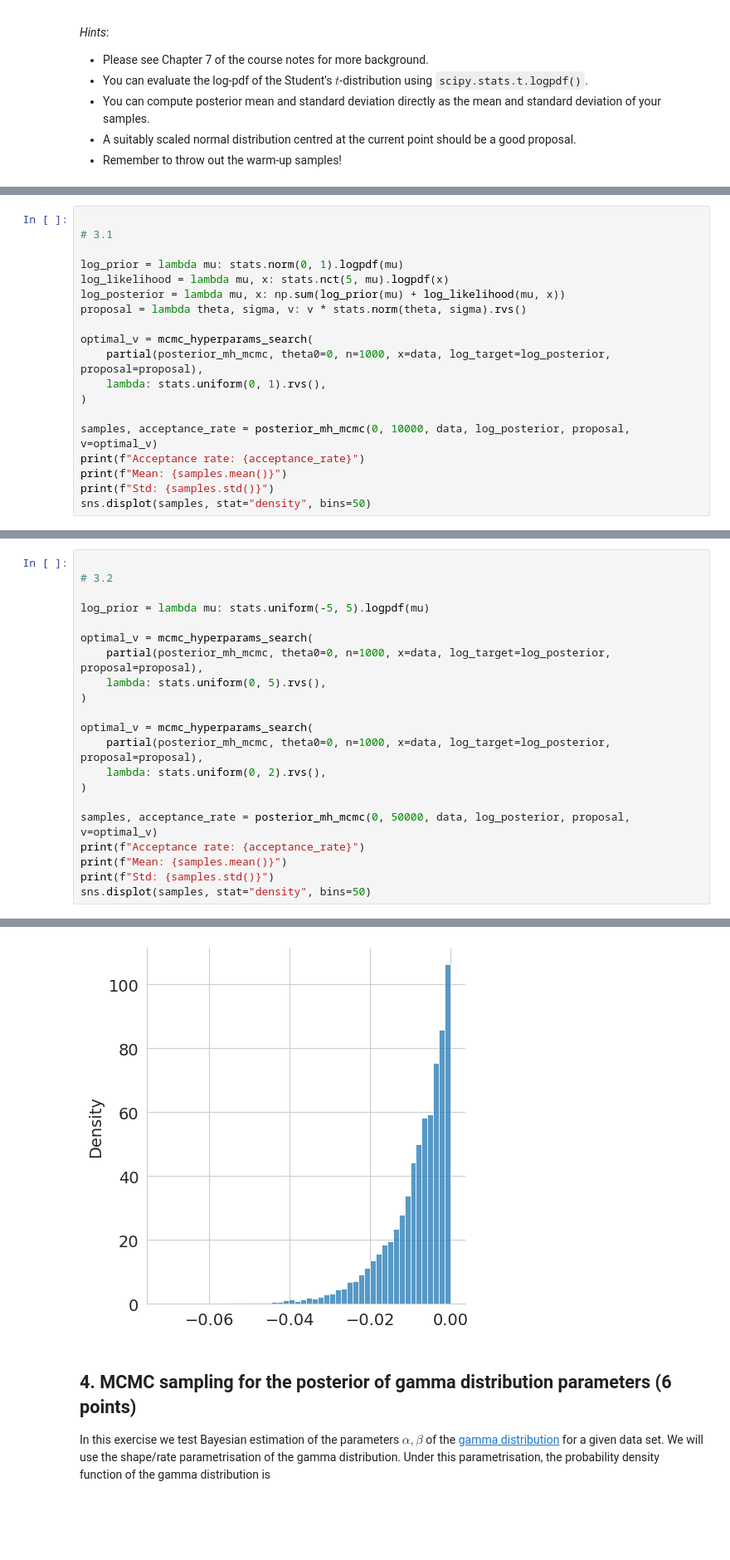
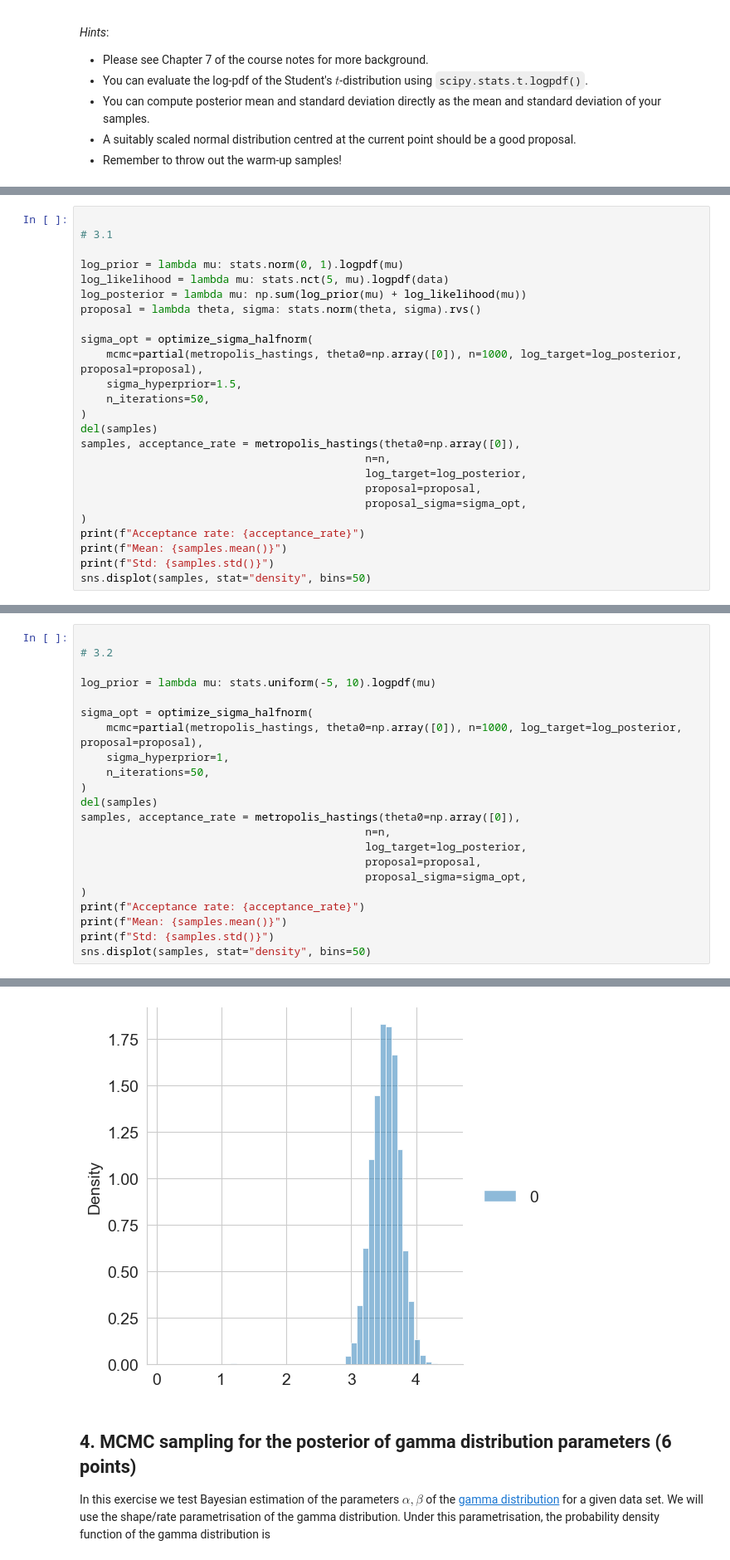
Before and after one commit to yherin/hy-computational-statistics-2023, a Jupyter notebook: week3/Week 3 exercises.ipynb, the cells around one changed output, grey strips where cells are left out. Shown: that part at 83% size. Cells and saved outputs as stored; diff of their text form; blank space fills up the shorter version.

```diff
--- a/week3/Week 3 exercises.ipynb
+++ b/week3/Week 3 exercises.ipynb
@@ -268,16 +198,22 @@ def mcmc_hyperparams_search(
 # 3.1
 
 log_prior = lambda mu: stats.norm(0, 1).logpdf(mu)
-log_likelihood = lambda mu, x: stats.nct(5, mu).logpdf(x)
-log_posterior = lambda mu, x: np.sum(log_prior(mu) + log_likelihood(mu, x))
-proposal = lambda theta, sigma, v: v * stats.norm(theta, sigma).rvs()
+log_likelihood = lambda mu: stats.nct(5, mu).logpdf(data)
+log_posterior = lambda mu: np.sum(log_prior(mu) + log_likelihood(mu))
+proposal = lambda theta, sigma: stats.norm(theta, sigma).rvs()
 
-optimal_v = mcmc_hyperparams_search(
-    partial(posterior_mh_mcmc, theta0=0, n=1000, x=data, log_target=log_posterior, proposal=proposal),
-    lambda: stats.uniform(0, 1).rvs(),
+sigma_opt = optimize_sigma_halfnorm(
+    mcmc=partial(metropolis_hastings, theta0=np.array([0]), n=1000, log_target=log_posterior, proposal=proposal),
+    sigma_hyperprior=1.5,
+    n_iterations=50,
 )
-
-samples, acceptance_rate = posterior_mh_mcmc(0, 10000, data, log_posterior, proposal, v=optimal_v)
+del(samples)
+samples, acceptance_rate = metropolis_hastings(theta0=np.array([0]),
+                                            n=n,
+                                            log_target=log_posterior,
+                                            proposal=proposal,
+                                            proposal_sigma=sigma_opt,
+)
 print(f"Acceptance rate: {acceptance_rate}")
 print(f"Mean: {samples.mean()}")
 print(f"Std: {samples.std()}")
@@ -306,19 +238,20 @@ Std: 0.008807580641560866
 
 # 3.2
 
-log_prior = lambda mu: stats.uniform(-5, 5).logpdf(mu)
+log_prior = lambda mu: stats.uniform(-5, 10).logpdf(mu)
 
-optimal_v = mcmc_hyperparams_search(
-    partial(posterior_mh_mcmc, theta0=0, n=1000, x=data, log_target=log_posterior, proposal=proposal),
-    lambda: stats.uniform(0, 5).rvs(),
+sigma_opt = optimize_sigma_halfnorm(
+    mcmc=partial(metropolis_hastings, theta0=np.array([0]), n=1000, log_target=log_posterior, proposal=proposal),
+    sigma_hyperprior=1,
+    n_iterations=50,
 )
-
-optimal_v = mcmc_hyperparams_search(
-    partial(posterior_mh_mcmc, theta0=0, n=1000, x=data, log_target=log_posterior, proposal=proposal),
-    lambda: stats.uniform(0, 2).rvs(),
+del(samples)
+samples, acceptance_rate = metropolis_hastings(theta0=np.array([0]),
+                                            n=n,
+                                            log_target=log_posterior,
+                                            proposal=proposal,
+                                            proposal_sigma=sigma_opt,
 )
-
-samples, acceptance_rate = posterior_mh_mcmc(0, 50000, data, log_posterior, proposal, v=optimal_v)
 print(f"Acceptance rate: {acceptance_rate}")
 print(f"Mean: {samples.mean()}")
 print(f"Std: {samples.std()}")
@@ -344,5 +271,5 @@ Std: 0.008084320949762087
 <seaborn.axisgrid.FacetGrid at 0x...>
-[figure, old version]
+[figure, new version]
 # %% [markdown]
 ## 4. MCMC sampling for the posterior of gamma distribution parameters (6 points)
 
```
Also changed, not shown: parts of 20 cells of this notebook.
